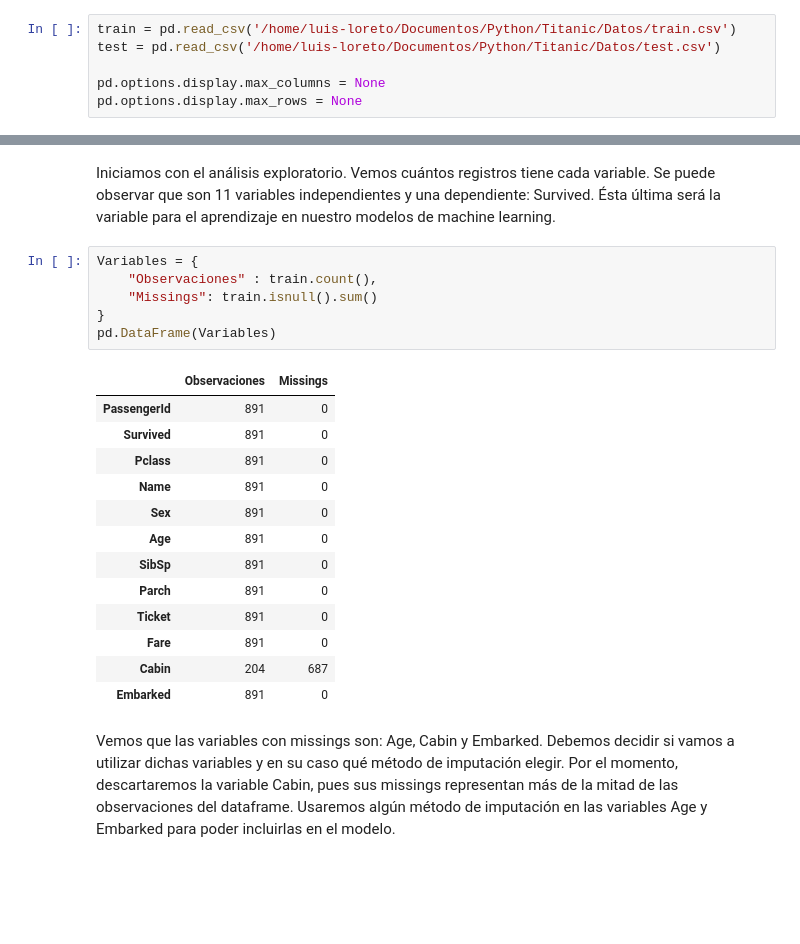
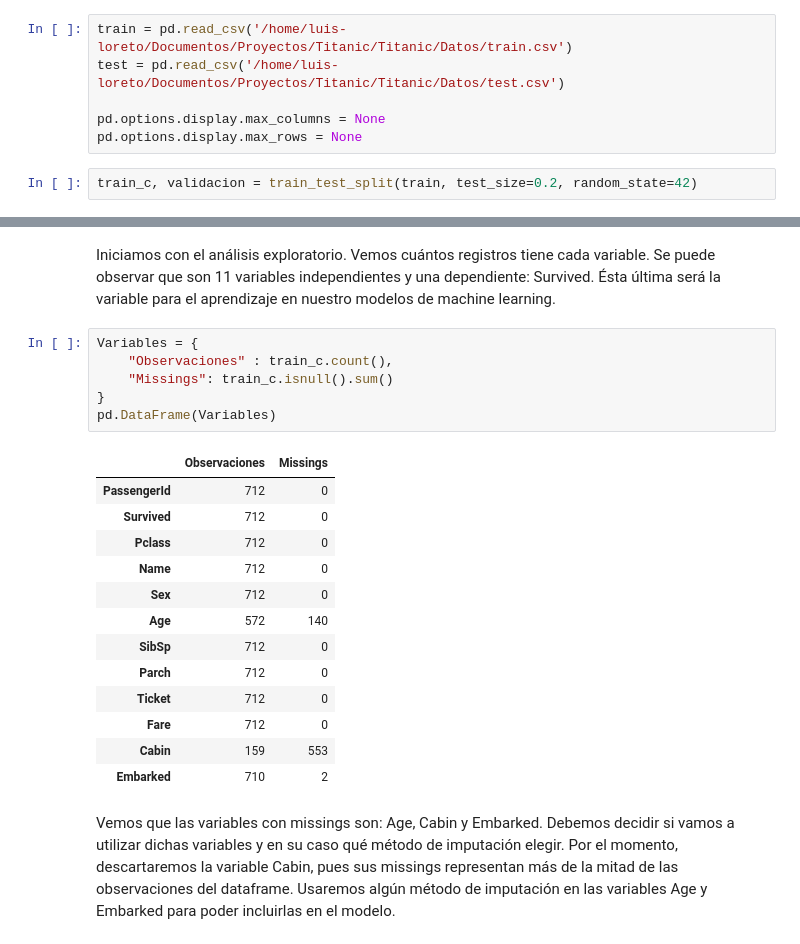
Before and after one commit to loreto73/Titanic, a Jupyter notebook: Preparacion.ipynb, the cells around one changed output, grey strips where cells are left out. Cells and saved outputs as stored; diff of their text form; blank space fills up the shorter version.

```diff
--- a/Preparacion.ipynb
+++ b/Preparacion.ipynb
@@ -6,8 +7,10 @@ import numpy as np
 # %% [markdown]
 Ahora introducimos la ruta en la que están ubicados los archivos con la información que se analizará y tambíen aprovechamos para hacer un pequeño ajuste en la visualización del dataframe para meyor versatilidad.
 # %%
-train = pd.read_csv('/home/luis-loreto/Documentos/Python/Titanic/Datos/train.csv')
-test = pd.read_csv('/home/luis-loreto/Documentos/Python/Titanic/Datos/test.csv')
+train = pd.read_csv('/home/luis-loreto/Documentos/Proyectos/Titanic/Titanic/Datos/train.csv')
+test = pd.read_csv('/home/luis-loreto/Documentos/Proyectos/Titanic/Titanic/Datos/test.csv')
 
 pd.options.display.max_columns = None
 pd.options.display.max_rows = None
+# %%
+train_c, validacion = train_test_split(train, test_size=0.2, random_state=42)
@@ -15,24 +40,24 @@ pd.options.display.max_rows = None
 Iniciamos con el análisis exploratorio. Vemos cuántos registros tiene cada variable. Se puede observar que son 11 variables independientes y una dependiente: Survived. Ésta última será la variable para el aprendizaje en nuestro modelos de machine learning.
 # %%
 Variables = {
-    "Observaciones" : train.count(),
-    "Missings": train.isnull().sum()
+    "Observaciones" : train_c.count(),
+    "Missings": train_c.isnull().sum()
 }
 pd.DataFrame(Variables)
 # %% [output]
 |  | Observaciones | Missings |
-| PassengerId | 891 | 0 |
-| Survived | 891 | 0 |
-| Pclass | 891 | 0 |
-| Name | 891 | 0 |
-| Sex | 891 | 0 |
-| Age | 891 | 0 |
-| SibSp | 891 | 0 |
-| Parch | 891 | 0 |
-| Ticket | 891 | 0 |
-| Fare | 891 | 0 |
-| Cabin | 204 | 687 |
-| Embarked | 891 | 0 |
+| PassengerId | 712 | 0 |
+| Survived | 712 | 0 |
+| Pclass | 712 | 0 |
+| Name | 712 | 0 |
+| Sex | 712 | 0 |
+| Age | 572 | 140 |
+| SibSp | 712 | 0 |
+| Parch | 712 | 0 |
+| Ticket | 712 | 0 |
+| Fare | 712 | 0 |
+| Cabin | 159 | 553 |
+| Embarked | 710 | 2 |
 # %% [markdown]
 Vemos que las variables con missings son: Age, Cabin y Embarked. Debemos decidir si vamos a utilizar dichas variables y en su caso qué método de imputación elegir. Por el momento, descartaremos la variable Cabin, pues sus missings representan más de la mitad de las observaciones del dataframe. Usaremos algún método de imputación en las variables Age y Embarked para poder incluirlas en el modelo.
 # %% [markdown]
```
Also changed, not shown: parts of 14 cells of this notebook, 2 other files.
